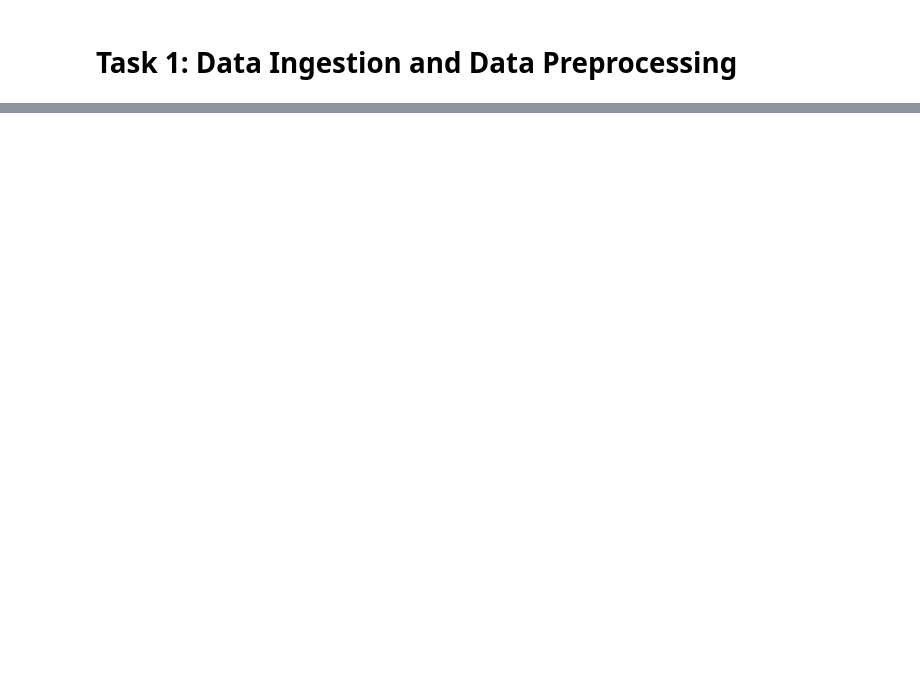
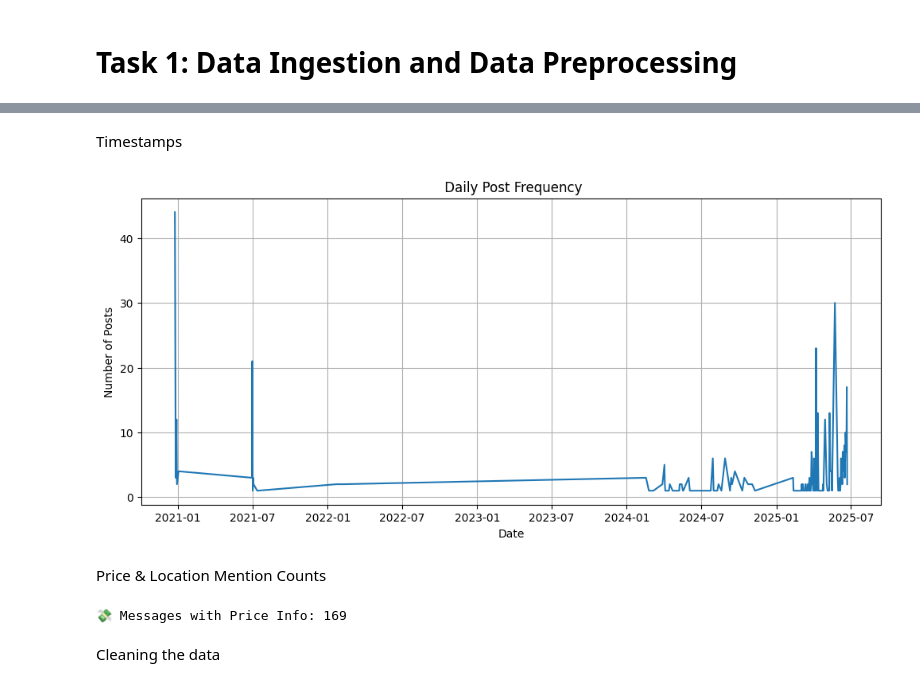
Before and after one commit to Addisu22/Amharic_Ecommerce_Extractor, a Jupyter notebook: notebook/Data_Ingestion.ipynb, the cells around one changed output, grey strips where cells are left out. Cells and saved outputs as stored; diff of their text form; code cells hidden in the pictures; blank space fills up the shorter version.

```diff
--- a/notebook/Data_Ingestion.ipynb
+++ b/notebook/Data_Ingestion.ipynb
@@ -93,0 +222,30 @@ Saved 500 messages to Data/telegram_amharic_messages.csv
+# %% [markdown]
+Timestamps
+# %%
+if "timestamp" in df.columns:
+    df["timestamp"] = pd.to_datetime(df["timestamp"])
+    df["date"] = df["timestamp"].dt.date
+
+    # Daily post count
+    daily_count = df.groupby("date").size()
+
+    plt.figure(figsize=(12, 5))
+    daily_count.plot()
+    plt.title(" Daily Post Frequency")
+    plt.xlabel("Date")
+    plt.ylabel("Number of Posts")
+    plt.grid(True)
+    plt.show()
+# %% [output]
+[figure, added]
+# %% [markdown]
+Price & Location Mention Counts
+# %%
+price_keywords = ["ብር", "ዋጋ", "በ"]  # refine based on your labeling
+df["has_price"] = df["text"].apply(lambda x: any(p in str(x) for p in price_keywords))
+
+print("💸 Messages with Price Info:", df["has_price"].sum())
+# %% [output]
+💸 Messages with Price Info: 169
+# %% [markdown]
+Cleaning the data
```
Also changed, not shown: parts of 19 cells of this notebook, 2 other files.
